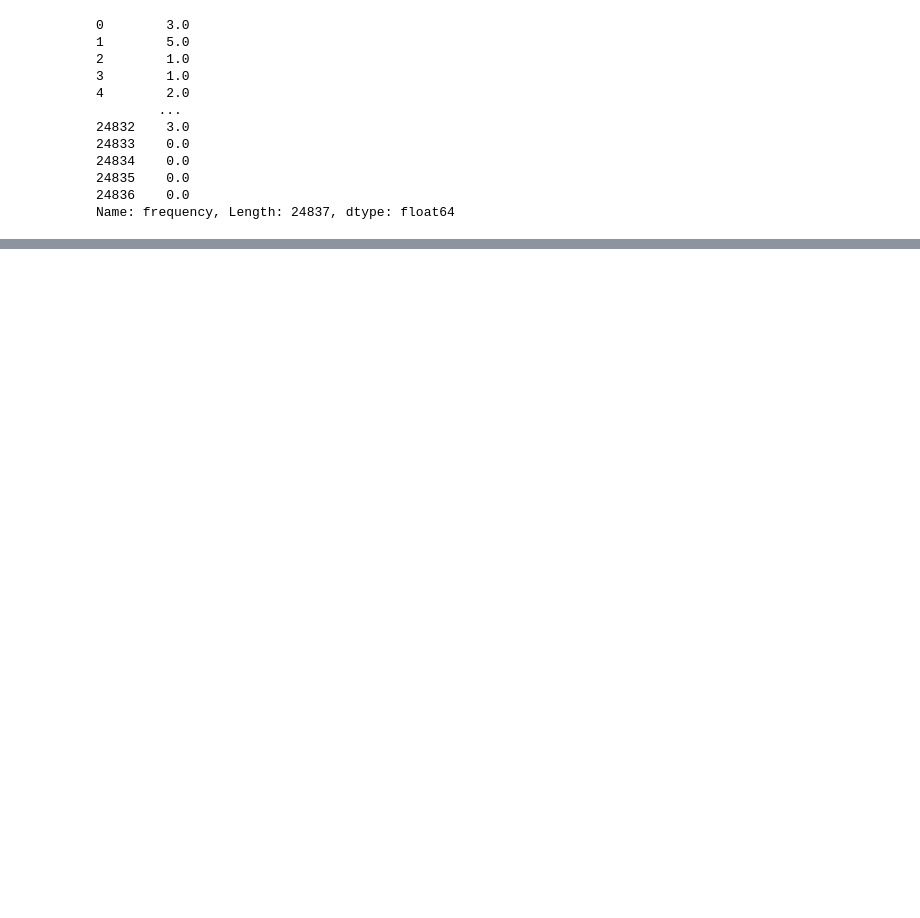
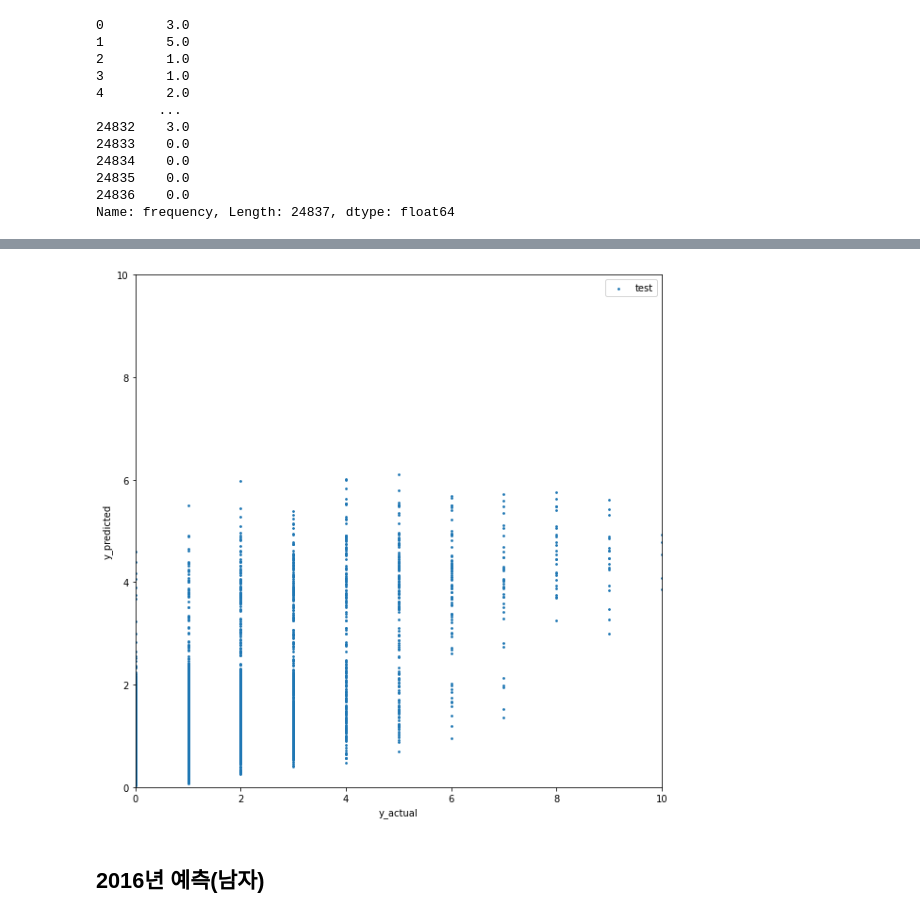
Before and after one commit to leech2193/weather_hospital_sowhat, a Jupyter notebook: 20220803_dnn_model_eseul.ipynb, the cells around one changed output, grey strips where cells are left out. Saved outputs shown, nothing was run; the diff lists cells and outputs as text; code cells hidden in the pictures; blank space fills up the shorter version.

```diff
--- a/20220803_dnn_model_eseul.ipynb
+++ b/20220803_dnn_model_eseul.ipynb
@@ -667,0 +777,15 @@ verify.to_csv('Z:/공모전/날씨빅데이터콘테스트(공유)/검증데이
+# %%
+# X_data scaling : normalization (MinMaxScaler) // y_data scaling : log
+n_m_scaler = MinMaxScaler()
+X_m_scaled = n_m_scaler.fit_transform(X_m_data)
+
+# y_data scaling : log1p
+# y_m_scaled = np.log1p(y_m_data)
+# %%
+X_m_train, X_m_test, y_m_train, y_m_test = train_test_split(X_m_scaled,
+                                                            y_m_data['frequency'],
+                                                            test_size = .2,
+                                                            shuffle=True,
+                                                            random_state = 123)
+
+X_m_train.shape, X_m_test.shape, y_m_train.shape, y_m_test.shape
@@ -667,0 +933,30 @@ verify.to_csv('Z:/공모전/날씨빅데이터콘테스트(공유)/검증데이
+# %%
+import matplotlib.pyplot as plt
+
+# test data에 대한 예측값
+y_m_pred = model_male.predict(X_m_test)
+
+# 그림 가로, 세로 크기
+plt.figure(figsize=(10,10))
+
+#test data의 실제 y값과 예측 y값을 입력 => y=x 그래프와 가까울수록 정확
+plt.scatter(y_m_test, y_m_pred, label="test", s=3)
+# plt.title('test title')
+
+# X축 이름
+plt.xlabel('y_actual')
+# Y축 이름
+plt.ylabel('y_predicted')
+
+# 범례표시
+plt.legend()
+
+# X축 표시 범위, Y축 표시 범위
+plt.xlim((0,10))
+plt.ylim((0,10))
+
+plt.show()
+# %% [output]
+[figure, added]
+# %% [markdown]
+## 2016년 예측(남자)
```
Also changed, not shown: parts of 64 cells of this notebook, 1 other file.
